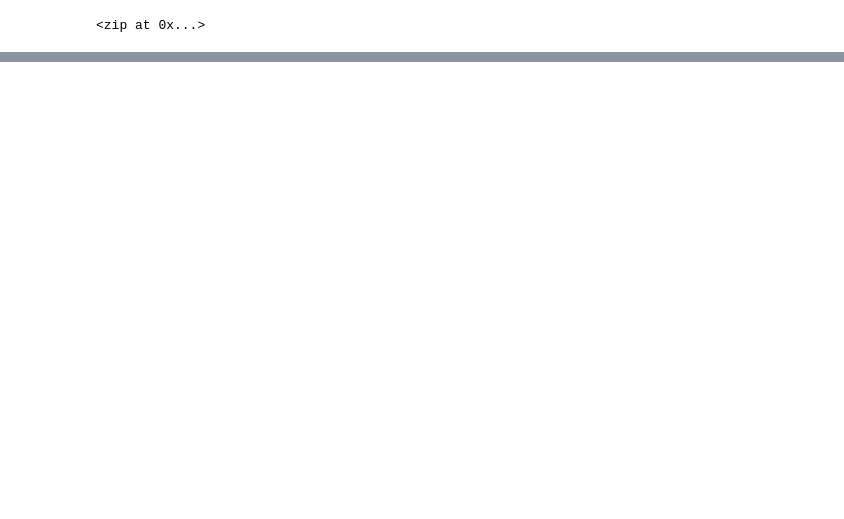
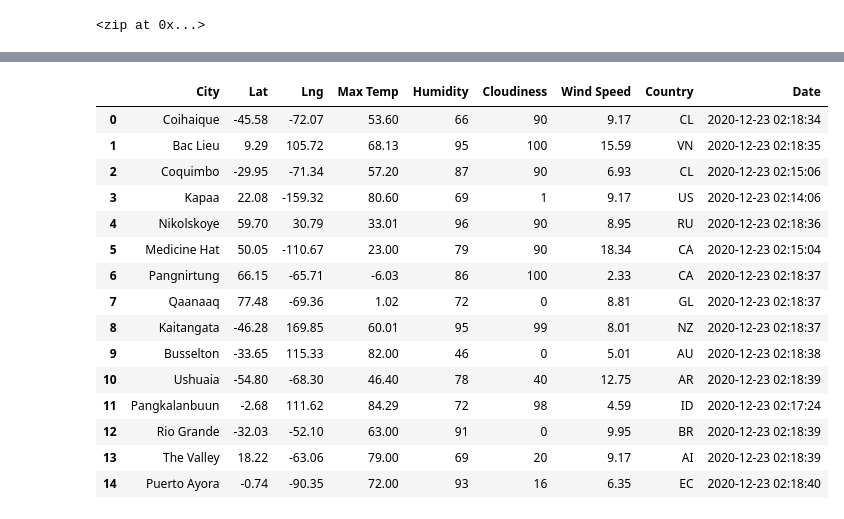
Before and after one commit to AmirO8/World_Weather_Analysis, a Jupyter notebook: WeatherPY.ipynb, the cells around one changed output, grey strips where cells are left out. Cells and saved outputs as stored; diff of their text form; code cells hidden in the pictures; blank space fills up the shorter version.

Commit message:
modifying .gitignore and adding WeatherPy file

```diff
--- a/WeatherPY.ipynb
+++ b/WeatherPY.ipynb
@@ -146,0 +176,4 @@ len(cities)
+# %%
+# Starting URL for Weather Map API Call.
+url = "http://api.openweathermap.org/data/2.5/weather?units=Imperial&APPID=" + weather_api_key
+print(url)
@@ -146,0 +185,10 @@ len(cities)
+# %%
+# Create an empty list to hold the weather data.
+city_data = []
+# Print the beginning of the logging.
+print("Beginning Data Retrieval     ")
+print("-----------------------------")
+
+# Create counters.
+record_count = 1
+set_count = 1
@@ -146,0 +265,21 @@ len(cities)
+# %%
+# Convert the array of dictionaries to a Pandas DataFrame.
+city_data_df = pd.DataFrame(city_data)
+city_data_df.head(15)
+# %% [output]
+|  | City | Lat | Lng | Max Temp | Humidity | Cloudiness | Wind Speed | Country | Date |
+| 0 | Coihaique | -45.58 | -72.07 | 53.60 | 66 | 90 | 9.17 | CL | 2020-12-23 02:18:34 |
+| 1 | Bac Lieu | 9.29 | 105.72 | 68.13 | 95 | 100 | 15.59 | VN | 2020-12-23 02:18:35 |
+| 2 | Coquimbo | -29.95 | -71.34 | 57.20 | 87 | 90 | 6.93 | CL | 2020-12-23 02:15:06 |
+| 3 | Kapaa | 22.08 | -159.32 | 80.60 | 69 | 1 | 9.17 | US | 2020-12-23 02:14:06 |
+| 4 | Nikolskoye | 59.70 | 30.79 | 33.01 | 96 | 90 | 8.95 | RU | 2020-12-23 02:18:36 |
+| 5 | Medicine Hat | 50.05 | -110.67 | 23.00 | 79 | 90 | 18.34 | CA | 2020-12-23 02:15:04 |
+| 6 | Pangnirtung | 66.15 | -65.71 | -6.03 | 86 | 100 | 2.33 | CA | 2020-12-23 02:18:37 |
+| 7 | Qaanaaq | 77.48 | -69.36 | 1.02 | 72 | 0 | 8.81 | GL | 2020-12-23 02:18:37 |
+| 8 | Kaitangata | -46.28 | 169.85 | 60.01 | 95 | 99 | 8.01 | NZ | 2020-12-23 02:18:37 |
+| 9 | Busselton | -33.65 | 115.33 | 82.00 | 46 | 0 | 5.01 | AU | 2020-12-23 02:18:38 |
+| 10 | Ushuaia | -54.80 | -68.30 | 46.40 | 78 | 40 | 12.75 | AR | 2020-12-23 02:18:39 |
+| 11 | Pangkalanbuun | -2.68 | 111.62 | 84.29 | 72 | 98 | 4.59 | ID | 2020-12-23 02:17:24 |
+| 12 | Rio Grande | -32.03 | -52.10 | 63.00 | 91 | 0 | 9.95 | BR | 2020-12-23 02:18:39 |
+| 13 | The Valley | 18.22 | -63.06 | 79.00 | 69 | 20 | 9.17 | AI | 2020-12-23 02:18:39 |
+| 14 | Puerto Ayora | -0.74 | -90.35 | 72.00 | 93 | 16 | 6.35 | EC | 2020-12-23 02:18:40 |
```
Also changed, not shown: parts of 23 cells of this notebook, 4 other files.
